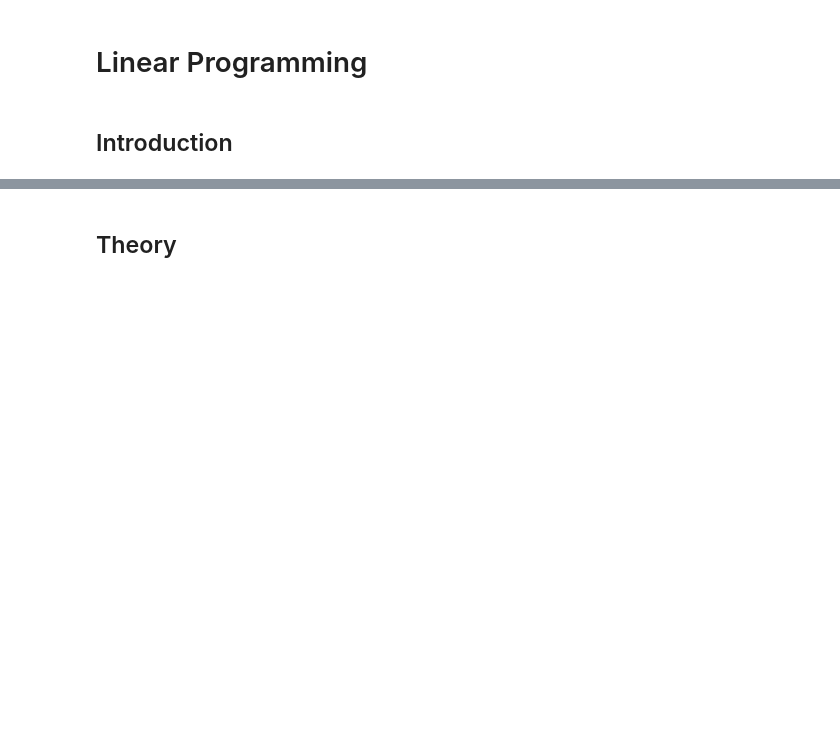
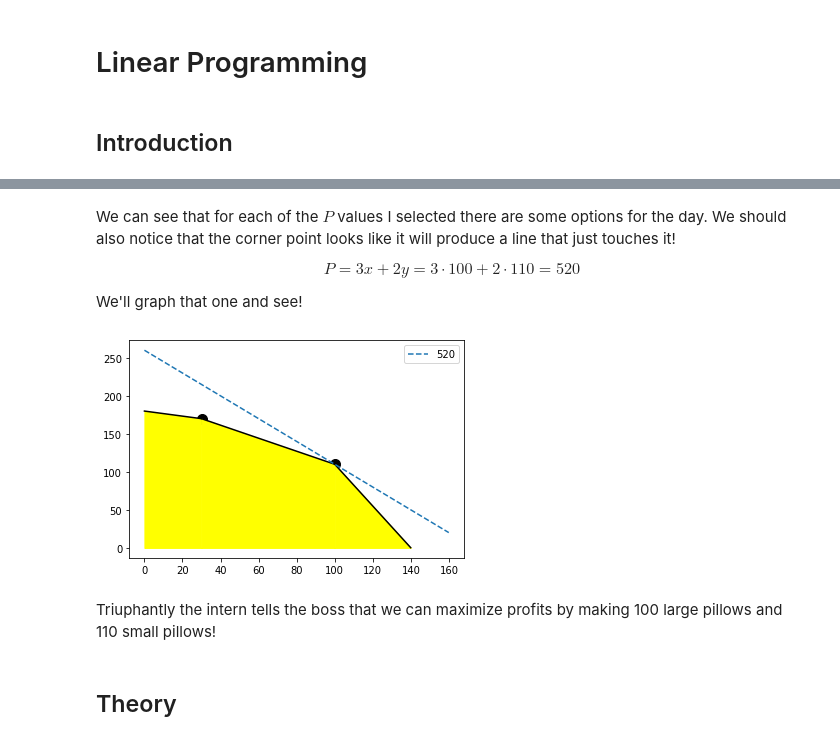
Before and after one commit to nurfnick/Operations_Research, a Jupyter notebook: Chapter2LinearProgramming.ipynb, the cells around one changed output, grey strips where cells are left out. Cells and saved outputs as stored; diff of their text form; code cells hidden in the pictures; blank space fills up the shorter version.

```diff
--- a/Chapter2LinearProgramming.ipynb
+++ b/Chapter2LinearProgramming.ipynb
@@ -85,2 +126,40 @@ plt.show()
+# %% [markdown]
+We can see that for each of the $P$ values I selected there are some options for the day.  We should also notice that the corner point looks like it will produce a line that just touches it!
+
+$$
+P = 3x + 2y = 3\cdot100+2\cdot110 = 520
+$$
+
+We'll graph that one and see!
+# %%
+x1= np.arange(0,30,.1)
+x2= np.arange(30,100,.1)
+x3 = np.arange(100,140,.1)
+x4 = np.arange(0,70,.1)
+x5 = np.arange(0,100,.1)
+x6 = np.arange(0,130,.1)
+x7 = np.arange(0,160,.1)
+
+y1 = (540-1*x1)/3
+y2 = (1370-6*x2)/7
+y3 = (1540-11*x3)/4
+
+plt.plot(x1,y1, color = "black")
+plt.plot(x2,y2, color = "black")
+plt.plot(x3,y3, color = "black")
+plt.scatter(30,170, s = 100, color = "black")
+plt.scatter(100,110, s = 100, color = "black")
+plt.fill_between(x1,0,y1, color = "yellow")
+plt.fill_between(x2,0,y2, color = "yellow")
+plt.fill_between(x3,0,y3, color = "yellow")
+
+
+plt.plot(x7,(520-3*x7)/2,linestyle = "dashed", label = "520")
+plt.legend()
+plt.show()
+# %% [output]
+[figure, added]
+# %% [markdown]
+Triuphantly the intern tells the boss that we can maximize profits by making 100 large pillows and 110 small pillows!
 # %% [markdown]
 ## Theory
```
Also changed, not shown: parts of 10 cells of this notebook.
